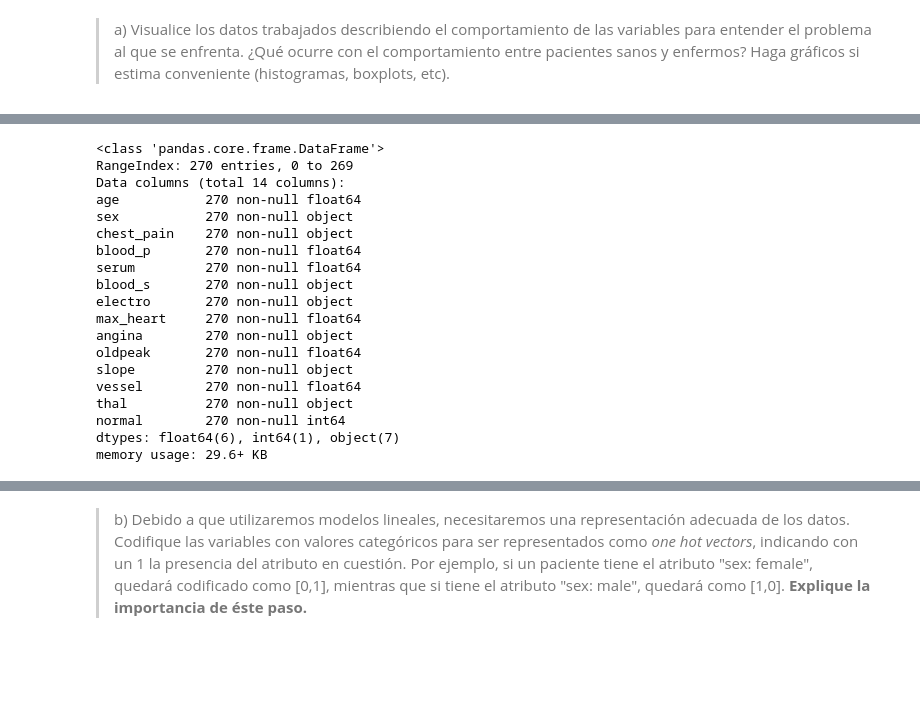
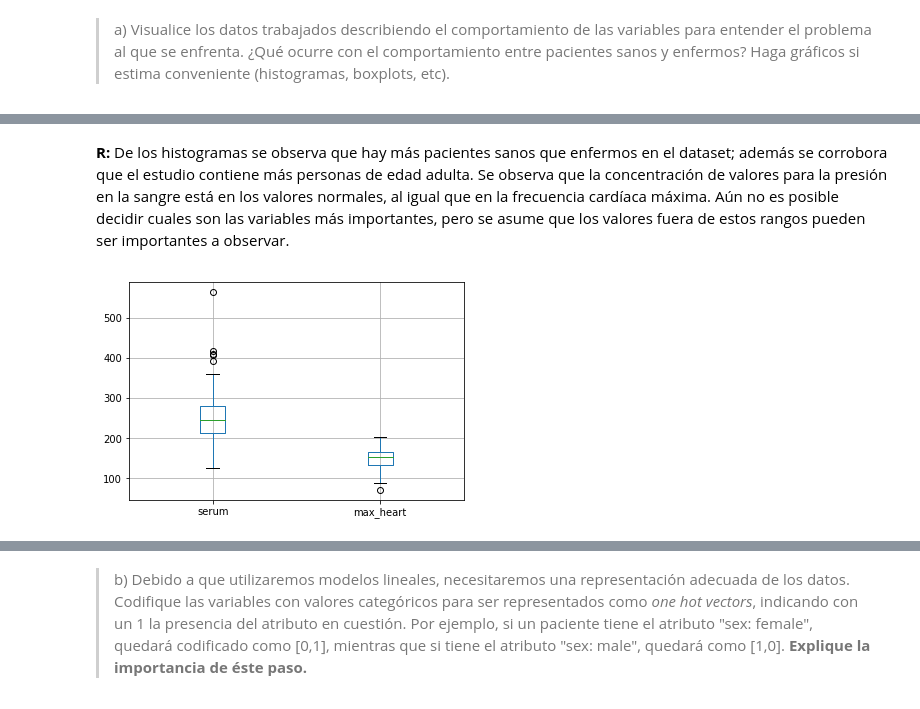
Before and after one commit to Sebaatd/MachineLearning-T1, a Jupyter notebook: Enunciado.ipynb, the cells around one changed output, grey strips where cells are left out. Drawn from its saved outputs; the diff is of its cells as text; code cells hidden in the pictures; blank space fills up the shorter version.

```diff
--- a/Enunciado.ipynb
+++ b/Enunciado.ipynb
@@ -80,28 +120,7 @@ df['thal'][df['thal'] == 7] = 'reversable defect'
+# %% [markdown]
+**R:** De los histogramas se observa que hay más pacientes sanos que enfermos en el dataset; además se corrobora que el estudio contiene más personas de edad adulta. Se observa que la concentración de valores para la presión en la sangre está en los valores normales, al igual que en la frecuencia cardíaca máxima. Aún no es posible decidir cuales son las variables más importantes, pero se asume que los valores fuera de estos rangos pueden ser importantes a observar.
 # %%
-df.head()
-df.info()
-df.describe()
-
 #Boxplots con valores cuantificables
-#age_boxplot = df.boxplot(column=['age'])
-hist = df.hist(bins=10)
+aage_boxplot = df.boxplot(column=['serum', 'max_heart'])
 # %% [output]
-<class 'pandas.core.frame.DataFrame'>
-RangeIndex: 270 entries, 0 to 269
-Data columns (total 14 columns):
-age           270 non-null float64
-sex           270 non-null object
-chest_pain    270 non-null object
-blood_p       270 non-null float64
-serum         270 non-null float64
-blood_s       270 non-null object
-electro       270 non-null object
-max_heart     270 non-null float64
-angina        270 non-null object
-oldpeak       270 non-null float64
-slope         270 non-null object
-vessel        270 non-null float64
-thal          270 non-null object
-normal        270 non-null int64
-dtypes: float64(6), int64(1), object(7)
-memory usage: 29.6+ KB
+[figure, added]
```
Also changed, not shown: parts of 36 cells of this notebook.
